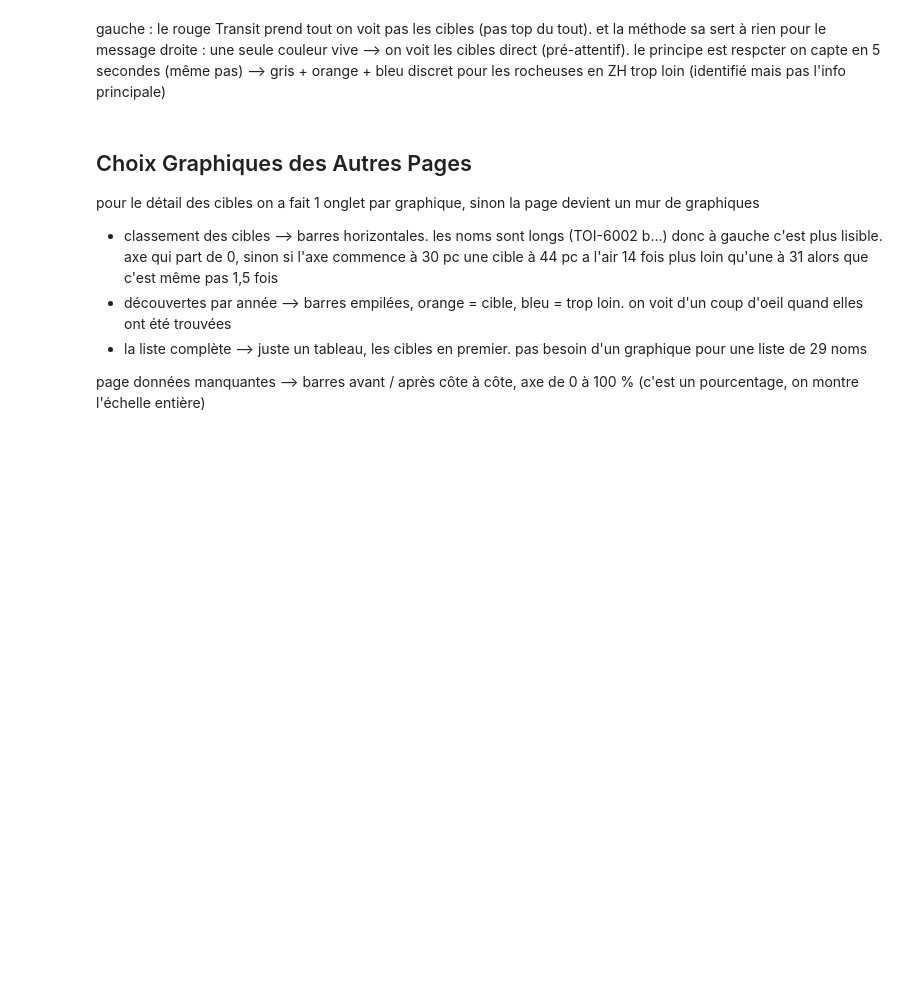
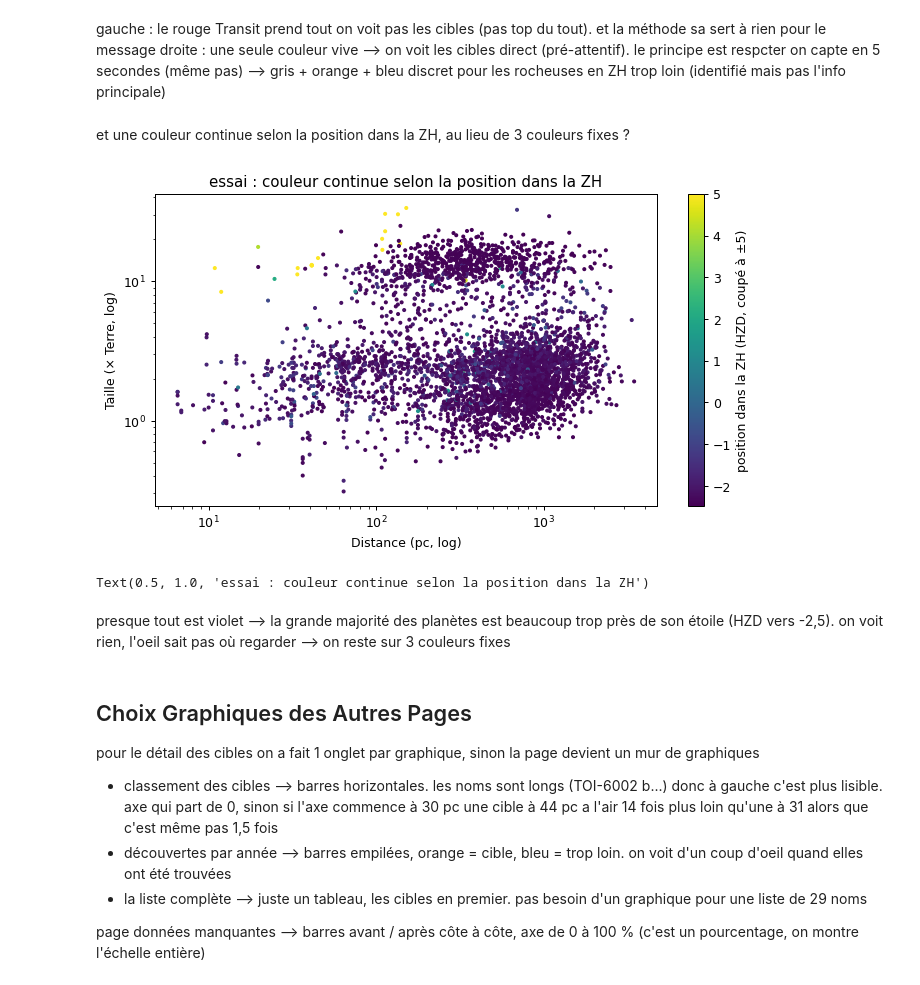
Before and after one commit to lsayah/dashboard_JWST_Data_Viz, a Jupyter notebook: test.ipynb, the cells around one changed output. Saved outputs shown, nothing was run; the diff lists cells and outputs as text; code cells hidden in the pictures; blank space fills up the shorter version.

```diff
--- a/test.ipynb
+++ b/test.ipynb
@@ -265,6 +326,23 @@ plt.tight_layout()
 gauche : le rouge Transit prend tout on voit pas les cibles (pas top du tout). et la méthode sa sert à rien pour le message
 droite : une seule couleur vive --> on voit les cibles direct (pré-attentif). le principe est respcter on capte en 5 secondes (même pas)
 --> gris + orange + bleu discret pour les rocheuses en ZH trop loin (identifié mais pas l'info principale)
+# %% [markdown]
+et une couleur continue selon la position dans la ZH, au lieu de 3 couleurs fixes ?
+# %%
+sub = plot.dropna(subset=["sy_dist", "pl_rade"]).copy()
+sub["HZD"] = filled.loc[sub.index, "HZD"]
+sub = sub.dropna(subset=["HZD"])
+fig, ax = plt.subplots(figsize=(9, 4.5))
+sc = ax.scatter(sub["sy_dist"], sub["pl_rade"], c=sub["HZD"].clip(-5, 5), cmap="viridis", s=5)
+ax.set_xscale("log"); ax.set_yscale("log")
+ax.set_xlabel("Distance (pc, log)"); ax.set_ylabel("Taille (× Terre, log)")
+fig.colorbar(sc, label="position dans la ZH (HZD, coupé à ±5)")
+ax.set_title("essai : couleur continue selon la position dans la ZH")
+# %% [output]
+[figure, added]
+Text(0.5, 1.0, 'essai : couleur continue selon la position dans la ZH')
+# %% [markdown]
+presque tout est violet --> la grande majorité des planètes est beaucoup trop près de son étoile (HZD vers -2,5). on voit rien, l'oeil sait pas où regarder --> on reste sur 3 couleurs fixes
 # %% [markdown]
 ## Choix Graphiques des Autres Pages
 
```
Also changed, not shown: parts of 18 cells of this notebook.
